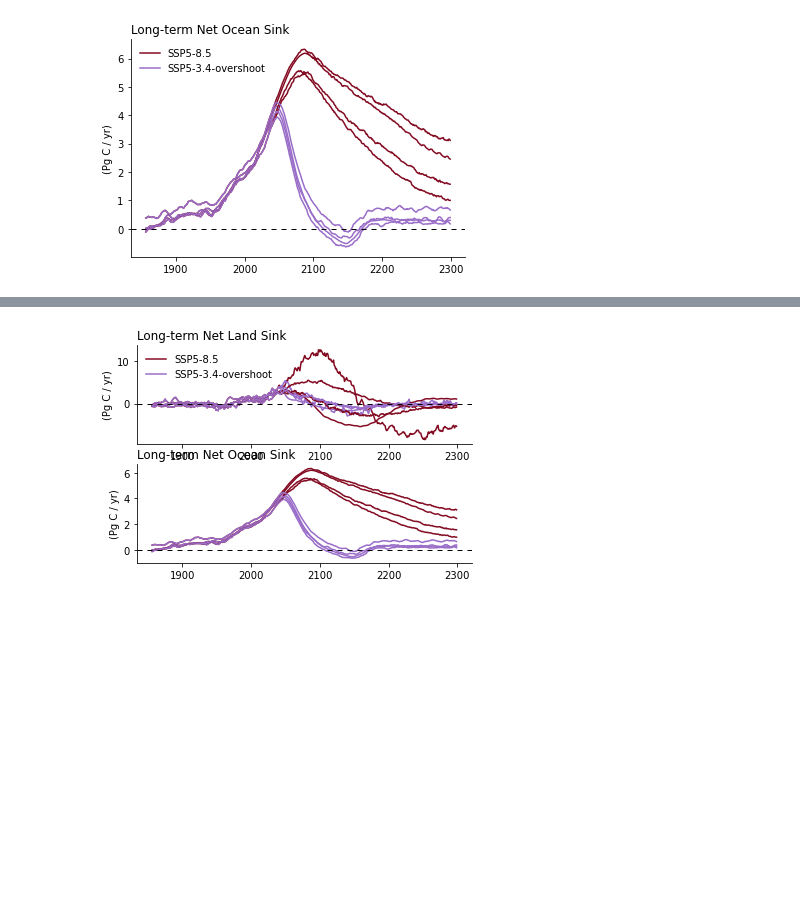
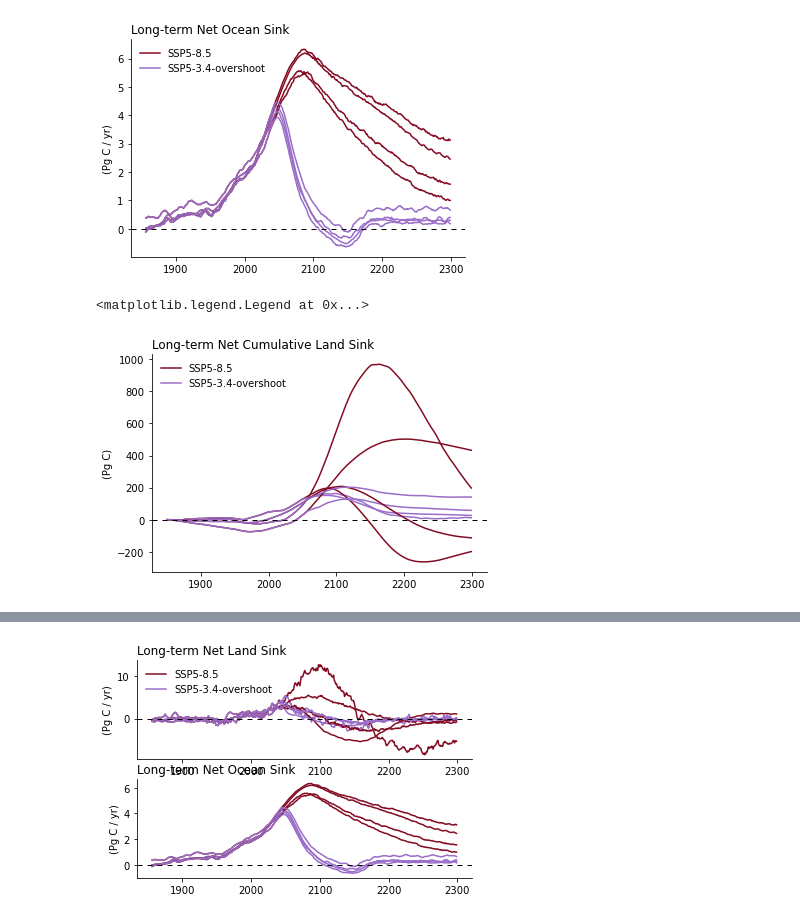
Before and after one commit to ckoven/longterm_carboncycle_three_ssps, a Jupyter notebook: longterm_carboncycle.ipynb, the cells around one changed output, grey strips where cells are left out. Saved outputs shown, nothing was run; the diff lists cells and outputs as text; code cells hidden in the pictures; blank space fills up the shorter version.

Commit message:
calculated cumulative emissions plots

```diff
--- a/longterm_carboncycle.ipynb
+++ b/longterm_carboncycle.ipynb
@@ -425,3 +425,20 @@ plt.legend(['SSP5-8.5', 'SSP5-3.4-overshoot'], frameon=False)
 # %% [output]
 <matplotlib.legend.Legend at 0x...>
 [figure]
+# %%
+ax = plt.subplot(111)
+
+for model_i in range(nmodels):
+    ax.plot(years, nbp_trajectories_2exp[model_i,0,:].cumsum(), color=ssp585_color)
+    ax.plot(years, nbp_trajectories_2exp[model_i,1,:].cumsum(), color=ssp534os_color)
+
+ax.axhline(y=0, dashes=[5,5], color='black', linewidth=1.)
+plt.ylabel('(Pg C)')
+plt.title('Long-term Net Cumulative Land Sink',loc='left')
+
+ax.spines['right'].set_visible(False)
+ax.spines['top'].set_visible(False)
+plt.legend(['SSP5-8.5', 'SSP5-3.4-overshoot'], frameon=False)
+# %% [output]
+<matplotlib.legend.Legend at 0x...>
+[figure, added]
```
Also changed, not shown: parts of 7 cells of this notebook.
